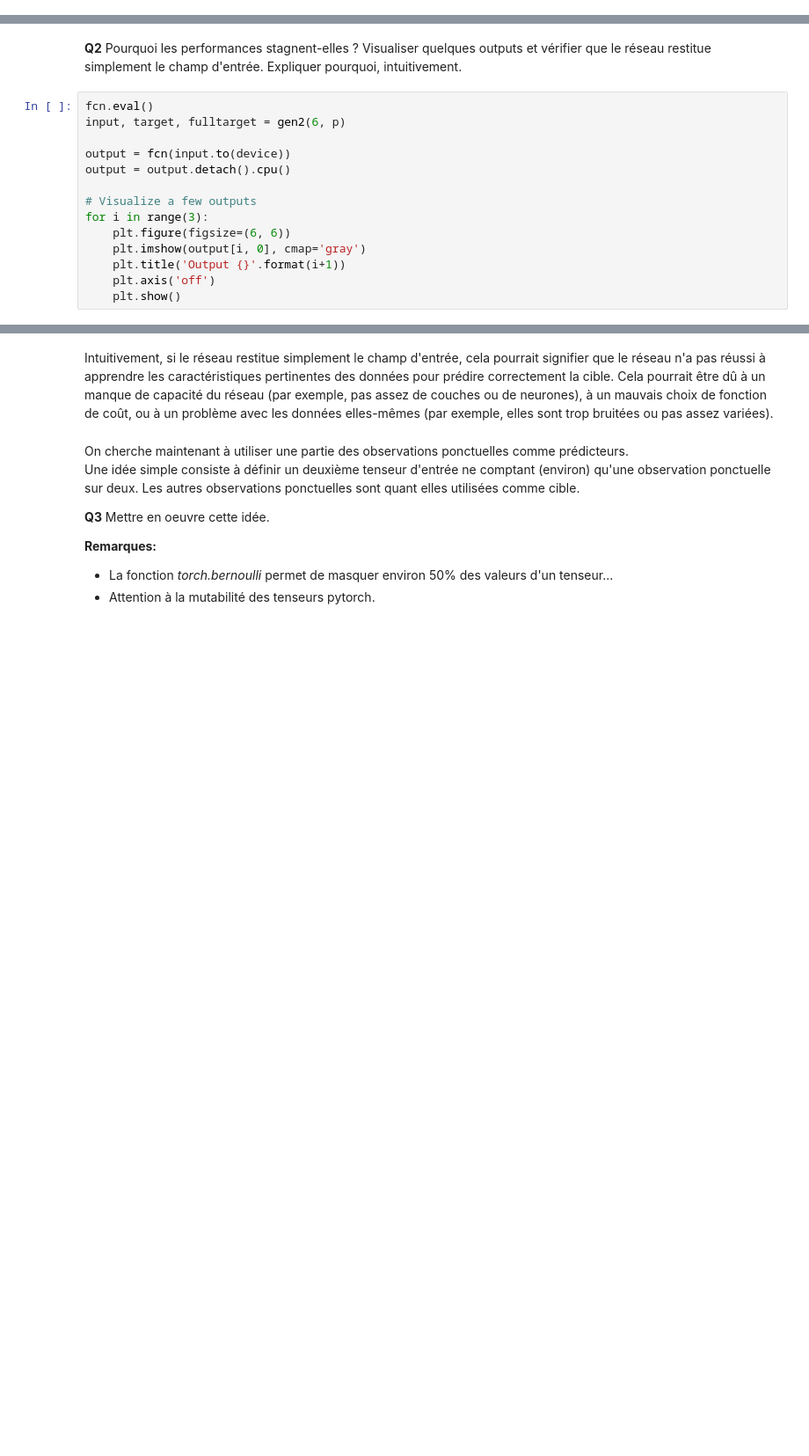
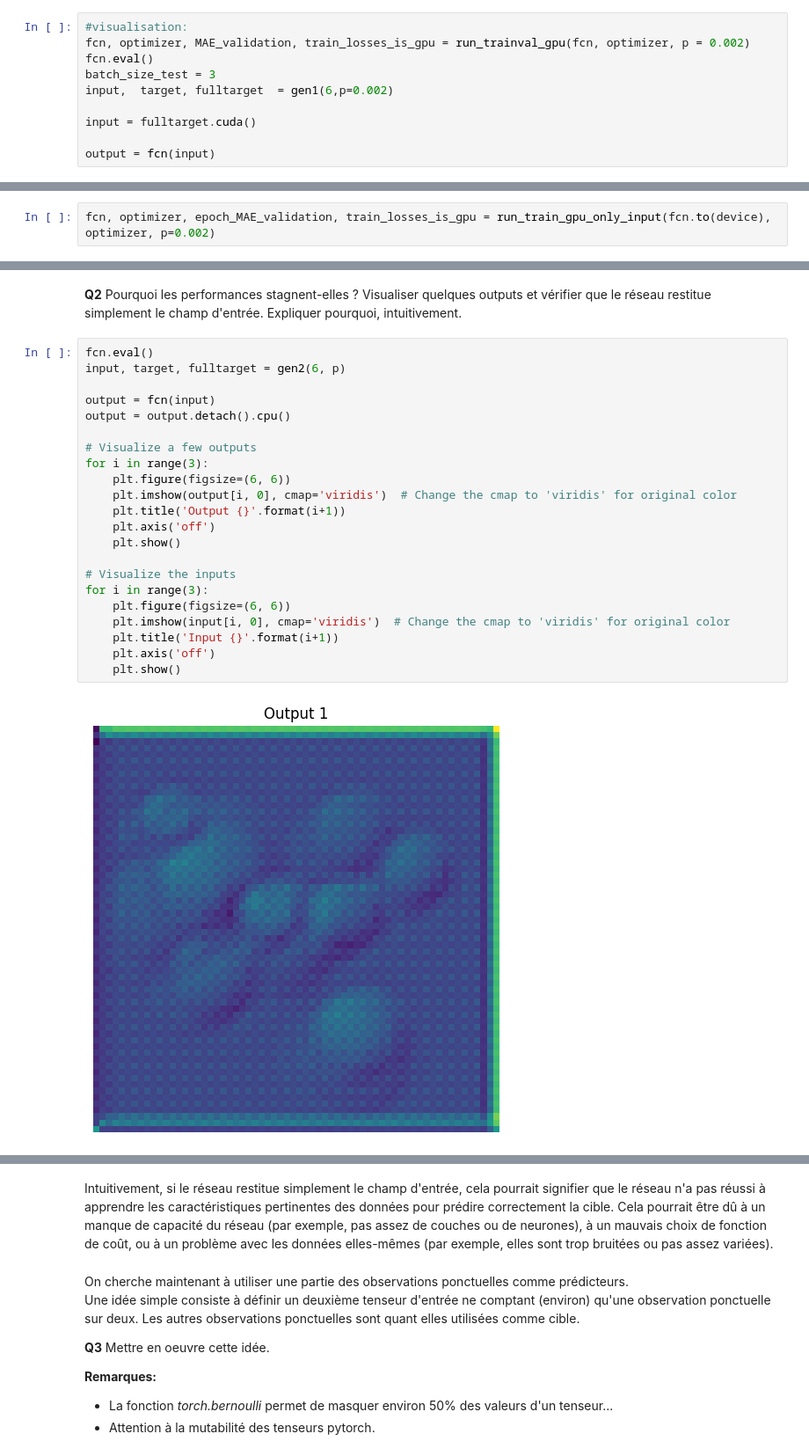
Before and after one commit to klyamoud/Be_machine_learning, a Jupyter notebook: BE_session1_probleme1.ipynb, the cells around one changed output, grey strips where cells are left out. Shown at 88% size. Drawn from its saved outputs; the diff is of its cells as text; blank space fills up the shorter version.

```diff
--- a/BE_session1_probleme1.ipynb
+++ b/BE_session1_probleme1.ipynb
@@ -453,0 +460,10 @@ plt.show()
+# %%
+#visualisation:
+fcn, optimizer, MAE_validation, train_losses_is_gpu = run_trainval_gpu(fcn, optimizer, p = 0.002)
+fcn.eval()
+batch_size_test = 3
+input,  target, fulltarget  = gen1(6,p=0.002)
+
+input = fulltarget.cuda()
+
+output = fcn(input)
@@ -561,3 +598,5 @@ def run_train_gpu_only_input(fcn, optimizer, p=0.002):
     print(epoch_loss)
 
   return fcn, optimizer, epoch_MAE_validation, train_losses_is_gpu
+# %%
+fcn, optimizer, epoch_MAE_validation, train_losses_is_gpu = run_train_gpu_only_input(fcn.to(device), optimizer, p=0.002)
@@ -566,14 +623,24 @@ def run_train_gpu_only_input(fcn, optimizer, p=0.002):
 # %%
 fcn.eval()
 input, target, fulltarget = gen2(6, p)
 
-output = fcn(input.to(device))
+output = fcn(input)
 output = output.detach().cpu()
 
 # Visualize a few outputs
 for i in range(3):
     plt.figure(figsize=(6, 6))
-    plt.imshow(output[i, 0], cmap='gray')
+    plt.imshow(output[i, 0], cmap='viridis')  # Change the cmap to 'viridis' for original color
     plt.title('Output {}'.format(i+1))
     plt.axis('off')
     plt.show()
+
+# Visualize the inputs
+for i in range(3):
+    plt.figure(figsize=(6, 6))
+    plt.imshow(input[i, 0], cmap='viridis')  # Change the cmap to 'viridis' for original color
+    plt.title('Input {}'.format(i+1))
+    plt.axis('off')
+    plt.show()
+# %% [output]
+[figure, added]
```
Also changed, not shown: parts of 12 cells of this notebook.
